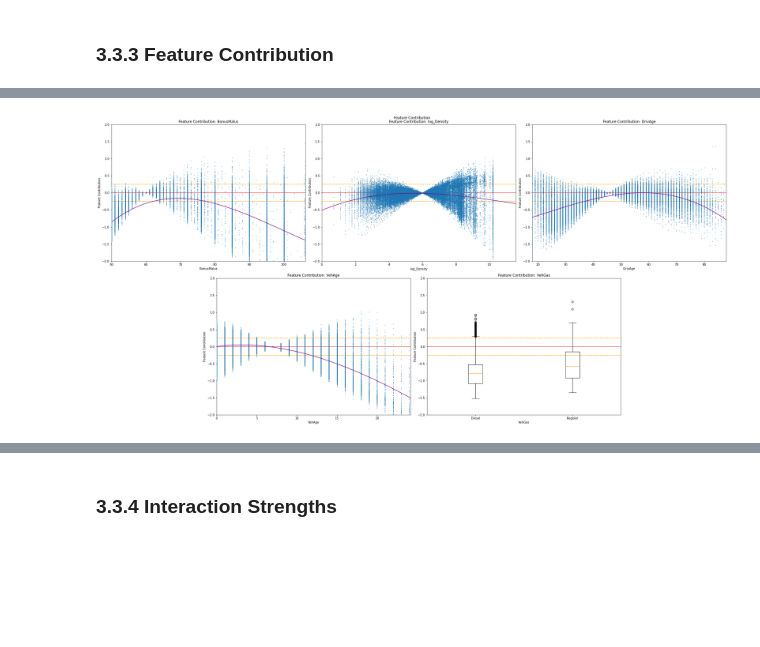
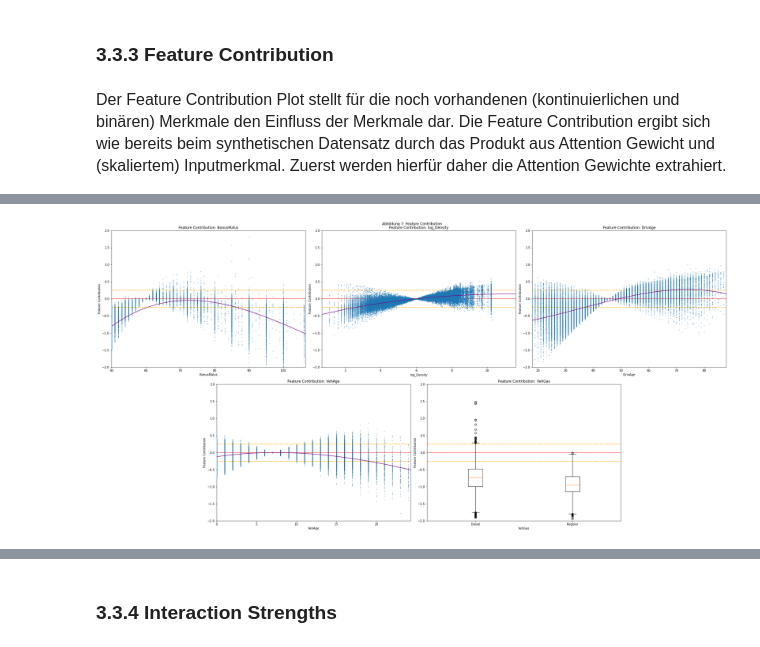
Before and after one commit to PK1706/pyLocalGLMnet, a Jupyter notebook: src/localGLMnet.ipynb, the cells around one changed output, grey strips where cells are left out. Saved outputs shown, nothing was run; the diff lists cells and outputs as text; code cells hidden in the pictures; blank space fills up the shorter version.

```diff
--- a/src/localGLMnet.ipynb
+++ b/src/localGLMnet.ipynb
@@ -747,4 +770,4 @@ freq["RandU"] = rng.uniform(size=(freq.shape[0], 1))
 # %%
 # Kategoriale Merkmale One-Hot Encoden (k-Kategorien führen zu k-1 Spalten)
 categorical_columns = ["VehBrand", "Region"]
-freq = pd.get_dummies(freq, columns=categorical_columns, drop_first=True)
+freq = pd.get_dummies(freq, columns=categorical_columns, drop_first=False)
@@ -798,7 +824,7 @@ x_freq_test_sc["RandU"] = scaler_freq_rand.transform(x_freq_test_sc[["RandU"]])
 # LocalGLMnet Modell strukturieren
 
 # LocalGLMnet nimmt als Input sowohl die Exposure als auch die Merkmale x
-input_freq = tf.keras.Input(shape=(42), dtype="float32", name="Input")
+input_freq = tf.keras.Input(shape=(45), dtype="float32", name="Input")
 vol_freq = tf.keras.Input(shape=(1), dtype="float32", name="Vol")
 
 # Hidden Layer welche bis hin zur Attention Schicht mit 42 Neuronen (= Anzahl Inputmerkmale) führt
@@ -812,7 +838,7 @@ attention_freq = tf.keras.layers.Dense(units=15, activation="tanh", name="Layer2
 attention_freq = tf.keras.layers.Dense(units=10, activation="tanh", name="Layer3")(
     attention_freq
 )
-attention_freq = tf.keras.layers.Dense(units=42, activation="linear", name="Attention")(
+attention_freq = tf.keras.layers.Dense(units=45, activation="linear", name="Attention")(
     attention_freq
 )
 
@@ -859,7 +885,7 @@ history_freq = local_glm_net_freq.fit(
     y_freq_train,
     batch_size=5000,
     epochs=100,
-    validation_split=0.2,
+    validation_split=0.2
 )
 # %% [output]
 Epoch 1/100
@@ -1077,7 +1119,7 @@ x_freq_sig_train_sc[sig_columns] = scaler_freq.fit_transform(
 x_freq_sig_test_sc[sig_columns] = scaler_freq.transform(x_freq_sig_test_sc[sig_columns])
 # %%
 # Neues LocalGLMnet erstellen (38 Input Merkmale)
-input_freq_sig = tf.keras.Input(shape=(38), dtype="float32", name="Input")
+input_freq_sig = tf.keras.Input(shape=(41), dtype="float32", name="Input")
 vol_freq_sig = tf.keras.Input(shape=(1), dtype="float32", name="Vol")
 
 attention_freq_sig = input_freq_sig
@@ -1091,7 +1133,7 @@ attention_freq_sig = tf.keras.layers.Dense(units=10, activation="tanh", name="La
     attention_freq_sig
 )
 attention_freq_sig = tf.keras.layers.Dense(
-    units=38, activation="linear", name="Attention"
+    units=41, activation="linear", name="Attention"
 )(attention_freq_sig)
 
 # Skip-Connection
@@ -1162,4 +1204,7 @@ Epoch 100/100
 # %% [markdown]
 ### 3.3.3 Feature Contribution <a class="anchor" id="3_3_3-bullet"></a>
+# %% [markdown]
+<font size="3">
+Der Feature Contribution Plot stellt für die noch vorhandenen (kontinuierlichen und binären) Merkmale den Einfluss der Merkmale dar. Die Feature Contribution ergibt sich wie bereits beim synthetischen Datensatz durch das Produkt aus Attention Gewicht und (skaliertem) Inputmerkmal. Zuerst werden hierfür daher die Attention Gewichte extrahiert.
 # %%
 # Neues Model ohne Response-Schicht --> ermöglicht auslesen der Attention Gewichte
@@ -1239,32 +1284,32 @@ for i in range(len(axs_freq_con)):
         )
 
         # X min und x max festlegen (min = kleinster Wert, max= mean+3*std)
         x_min = x_con[sig_columns[i]].min()
         x_max = x_con[sig_columns[i]].mean() + 3 * x_con[sig_columns[i]].std()
         xs = np.linspace(x_min, x_max, 1000)
 
         # Feature Contribution Spline plotten
         axs_freq_con[i].plot(xs, con_spline(xs), color="purple", zorder=20)
         axs_freq_con[i].set_xlim((x_min, x_max))
 
     # Hinzufügen von horizontalen Linien um die Stärke der Feature Contribution zu visualisieren
     axs_freq_con[i].hlines(
         y=0, xmin=x_min, xmax=x_max, colors="red", alpha=0.7, zorder=1
     )
     axs_freq_con[i].hlines(
         y=0.25, xmin=x_min, xmax=x_max, colors="orange", linestyles="dashed"
     )
     axs_freq_con[i].hlines(
         y=-0.25, xmin=x_min, xmax=x_max, colors="orange", linestyles="dashed"
     )
 
     # Layout
     axs_freq_con[i].set_ylim((-2, 2))
     axs_freq_con[i].set_xlabel(sig_columns[i])
     axs_freq_con[i].set_title("Feature Contribution: " + sig_columns[i])
     axs_freq_con[i].set_ylabel("Feature Contribution")
 
-fig_freq_con.suptitle("Feature Contribution")
+fig_freq_con.suptitle("Abbildung 7: Feature Contribution")
 plt.show()
 # %% [output]
-[figure, old version]
+[figure, new version]
```
Also changed, not shown: parts of 59 cells of this notebook.
